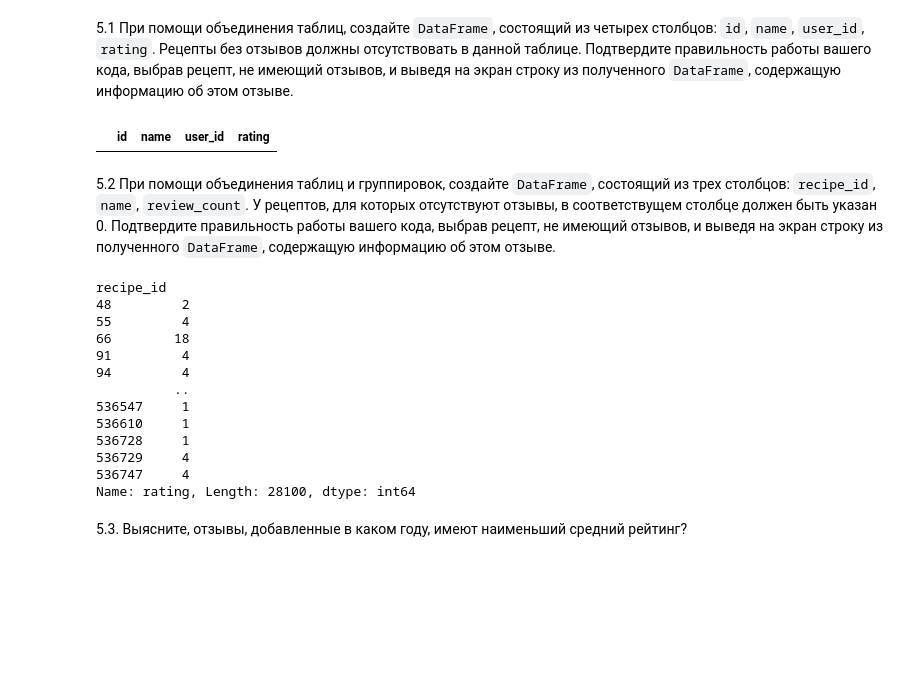
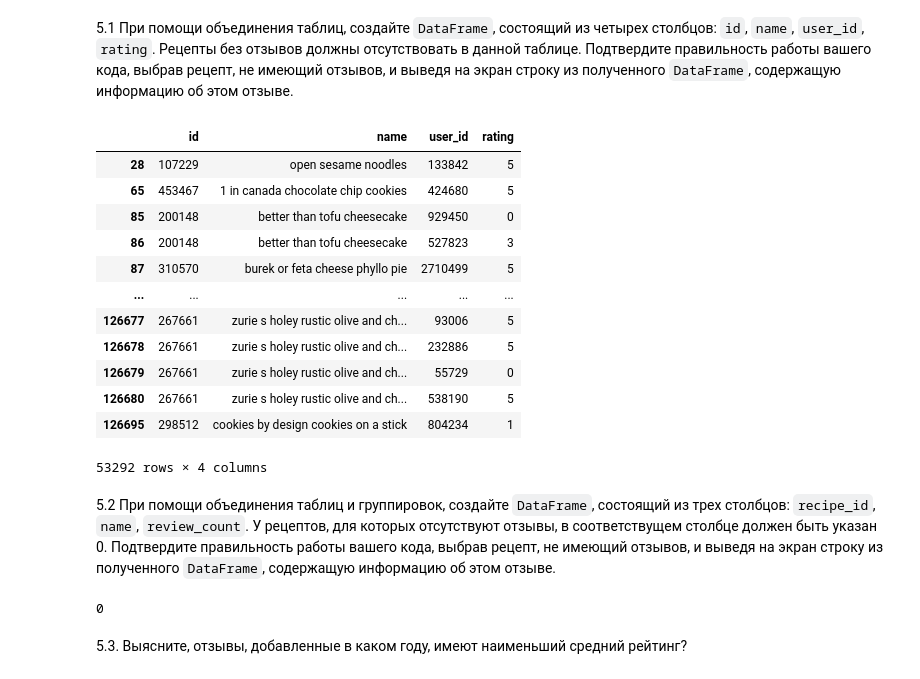
Before and after one commit to Amikuto/BigDataPT-BDPT-, a Jupyter notebook: Pandas/02_pandas_Фамилия_Имя.ipynb, the cells around one changed output. Cells and saved outputs as stored; diff of their text form; code cells hidden in the pictures; blank space fills up the shorter version.

```diff
--- a/Pandas/02_pandas_Фамилия_Имя.ipynb
+++ b/Pandas/02_pandas_Фамилия_Имя.ipynb
@@ -305,39 +305,41 @@ Freq: A-DEC, Name: id, dtype: int64
 5.1 При помощи объединения таблиц, создайте `DataFrame`, состоящий из четырех столбцов: `id`, `name`, `user_id`, `rating`. Рецепты без отзывов должны отсутствовать в данной таблице. Подтвердите правильность работы вашего кода, выбрав рецепт, не имеющий отзывов, и выведя на экран строку из полученного `DataFrame`, содержащую информацию об этом отзыве.
 # %%
 recipe_review = pd.merge(recipes, reviews, left_on="id", right_on="recipe_id")
+recipe_review = recipe_review.dropna(how="any")
 recipe_review.drop(recipe_review.columns.difference(["id", "name", "user_id", "rating"]), 1, inplace=True)
 recipe_review = recipe_review[["id", "name", "user_id", "rating"]]
-recipe_review = recipe_review.drop(recipe_review[recipe_review["rating"] == 0].index)
-recipe_review[recipe_review["rating"] == 0]
-# recipe_review
+# recipe_review = recipe_review.drop(recipe_review[recipe_review["rating"] == 0].index)
+# recipe_review[recipe_review["rating"] == 0]
+recipe_review
 # %% [output]
 |  | id | name | user_id | rating |
+| 28 | 107229 | open sesame noodles | 133842 | 5 |
+| 65 | 453467 | 1 in canada chocolate chip cookies | 424680 | 5 |
+| 85 | 200148 | better than tofu cheesecake | 929450 | 0 |
+| 86 | 200148 | better than tofu cheesecake | 527823 | 3 |
+| 87 | 310570 | burek or feta cheese phyllo pie | 2710499 | 5 |
+| ... | ... | ... | ... | ... |
+| 126677 | 267661 | zurie s holey rustic olive and ch... | 93006 | 5 |
+| 126678 | 267661 | zurie s holey rustic olive and ch... | 232886 | 5 |
+| 126679 | 267661 | zurie s holey rustic olive and ch... | 55729 | 0 |
+| 126680 | 267661 | zurie s holey rustic olive and ch... | 538190 | 5 |
+| 126695 | 298512 | cookies by design cookies on a stick | 804234 | 1 |
+53292 rows × 4 columns
 # %% [markdown]
 5.2 При помощи объединения таблиц и группировок, создайте `DataFrame`, состоящий из трех столбцов: `recipe_id`, `name`, `review_count`. У рецептов, для которых отсутствуют отзывы, в соответствущем столбце должен быть указан 0. Подтвердите правильность работы вашего кода, выбрав рецепт, не имеющий отзывов, и выведя на экран строку из полученного `DataFrame`, содержащую информацию об этом отзыве.
 # %%
 recipe_name_review = pd.merge(recipes, reviews, left_on="id", right_on="recipe_id")
-# recipe_name_review
 
-review_count = recipe_name_review.groupby("recipe_id")["rating"].count()#.iloc[-1]
-review_count.columns = ["recipe_id", "count"]
-review_count
-# recipes
-# review_count = pd.merge(recipes, review_count, left_on="id", right_on="recipe_id")
-# review_count["count"]
+review_count = recipe_name_review.groupby("recipe_id")["rating"].count()
+review_count.columns = ["recipe_id", "review_count"]
+
+review_count = pd.merge(recipes, review_count, how="inner", left_on="id", right_on="recipe_id")
+review_count.drop(review_count.columns.difference(["id", "name", "rating"]), 1, inplace=True)
+
+review_count.columns = ["name", "recipe_id", "review_count"]
+(review_count["review_count"] == 0).sum()
 # %% [output]
-recipe_id
-48         2
-55         4
-66        18
-91         4
-94         4
-          ..
-536547     1
-536610     1
-536728     1
-536729     4
-536747     4
-Name: rating, Length: 28100, dtype: int64
+0
 # %% [markdown]
 5.3. Выясните, отзывы, добавленные в каком году, имеют наименьший средний рейтинг?
 # %%
```
